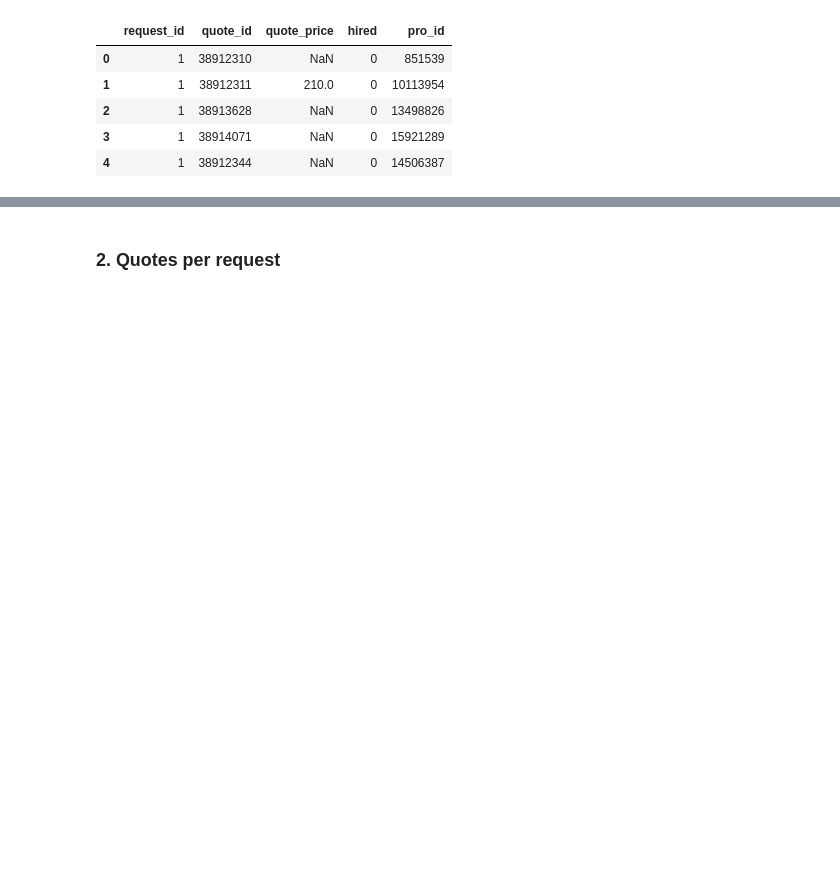
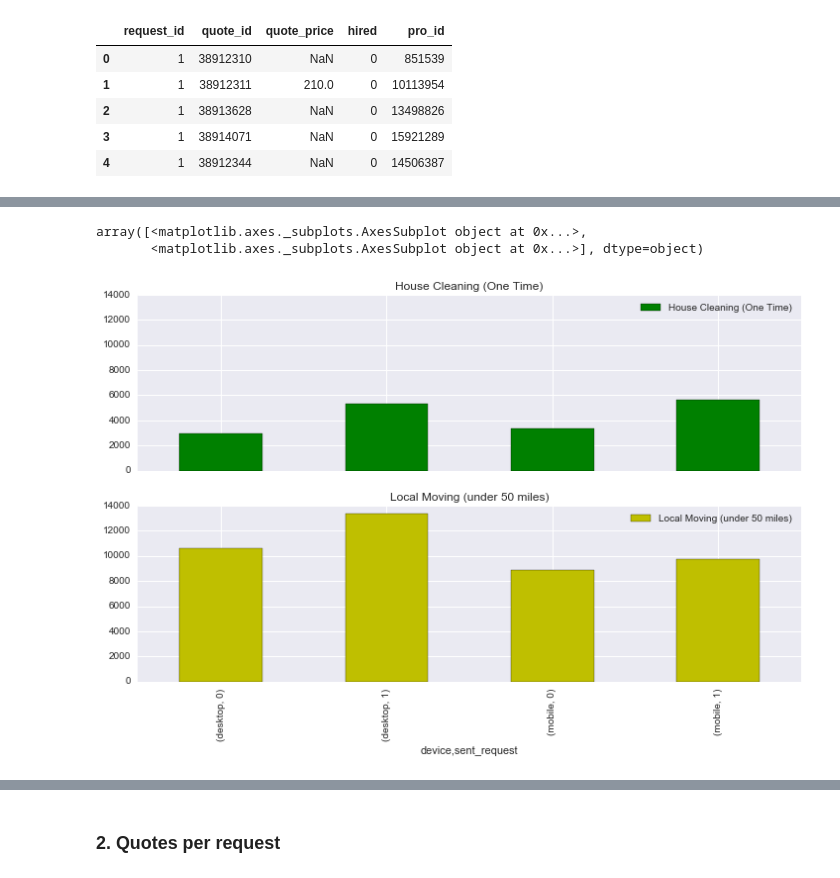
Before and after one commit to deepagoyal/sfdat28_work, a Jupyter notebook: notebooks/Thumbtack_AnalyticsAssignment.ipynb, the cells around one changed output, grey strips where cells are left out. Drawn from its saved outputs; the diff is of its cells as text; code cells hidden in the pictures; blank space fills up the shorter version.

```diff
--- a/notebooks/Thumbtack_AnalyticsAssignment.ipynb
+++ b/notebooks/Thumbtack_AnalyticsAssignment.ipynb
@@ -79,0 +121,10 @@ sns.violinplot(x="session_date", y="sent_request", hue="device", data=visitors,
+# %%
+my_colors = 'gy'
+visitors.groupby(['category_name','device']).sent_request.value_counts().unstack(0).plot(
+                                        kind = 'bar',
+                                        subplots=True,
+                                        figsize = (12,7),sharex=True, sharey=True, colors = my_colors)
+# %% [output]
+array([<matplotlib.axes._subplots.AxesSubplot object at 0x...>,
+       <matplotlib.axes._subplots.AxesSubplot object at 0x...>], dtype=object)
+[figure, added]
```
Also changed, not shown: parts of 37 cells of this notebook, 2 other files.
